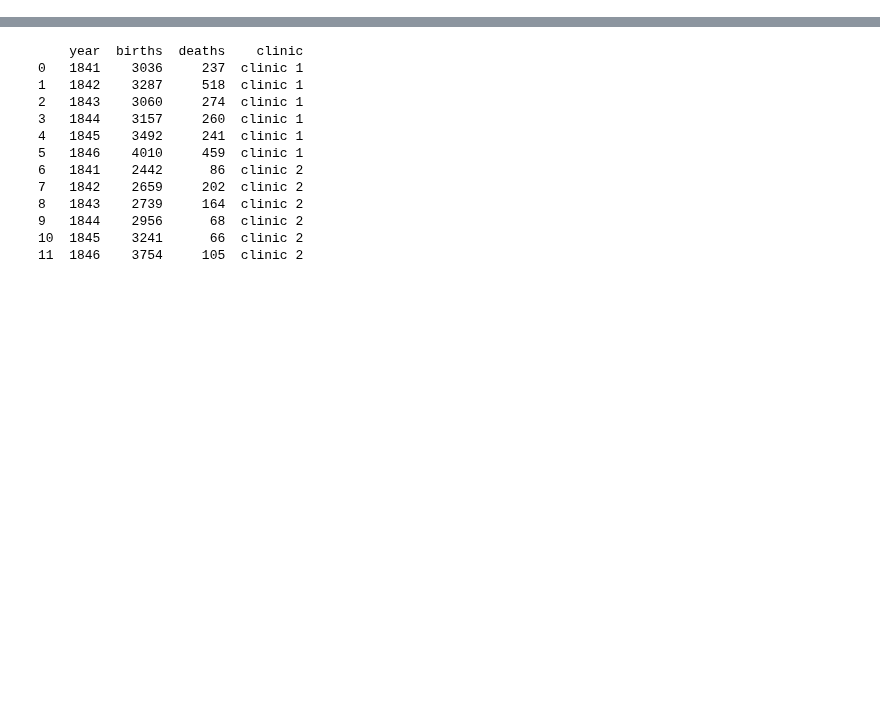
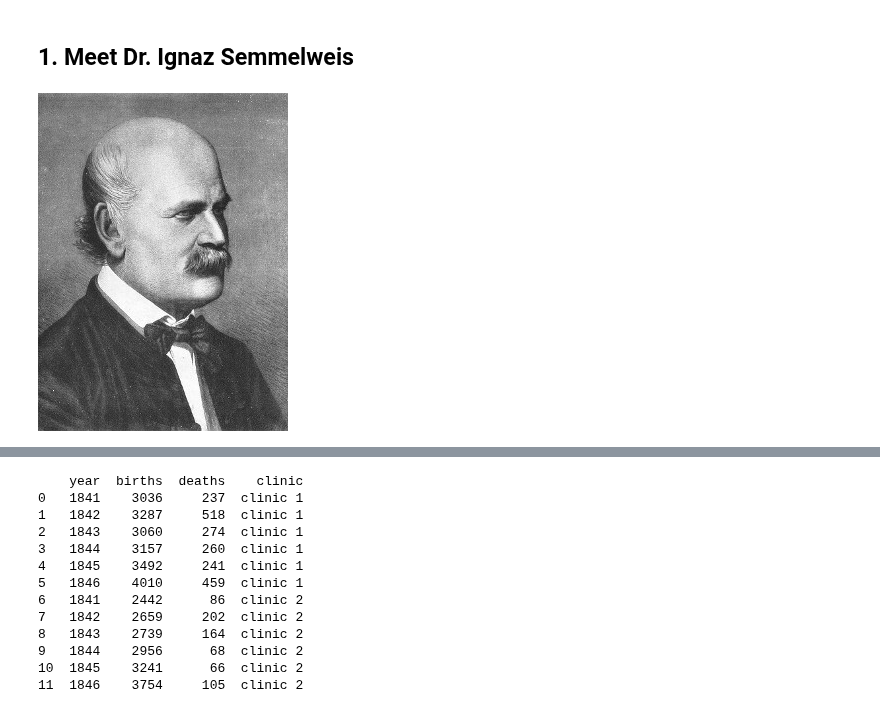
Before and after one commit to rasaviharhouse/discovery_of_handwashing, a Jupyter notebook: notebook.ipynb, the cells around one changed output, grey strips where cells are left out. Saved outputs shown, nothing was run; the diff lists cells and outputs as text; code cells hidden in the pictures; blank space fills up the shorter version.

Commit message:
Fix image

```diff
--- a/notebook.ipynb
+++ b/notebook.ipynb
@@ -1 +1,8 @@
+# %% [markdown]
+## 1. Meet Dr. Ignaz Semmelweis
+# %%
+from IPython.display import Image
+Image(filename='ignaz_semmelweis_1860.jpeg')
+# %% [output]
+[figure, added]
 # %% [markdown]
```
Also changed, not shown: parts of 2 cells of this notebook, 1 other file.
